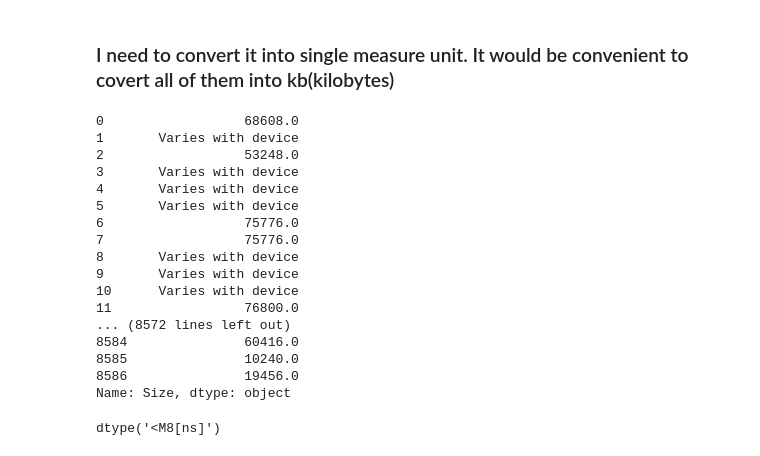
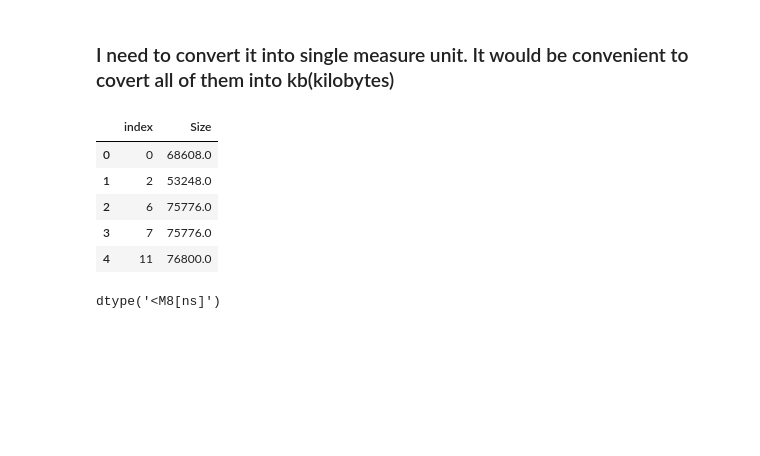
Before and after one commit to PrateekSachdevaa/CAPSTONE-1-EDA-PLAYSTORE-REVIEW-ANALYSIS, a Jupyter notebook: EDA_Play_Store_App_Review_Analysis_Capstone_Project_Prateek_Sachdeva.ipynb, the cells around one changed output. Drawn from its saved outputs; the diff is of its cells as text; code cells hidden in the pictures; blank space fills up the shorter version.

```diff
--- a/EDA_Play_Store_App_Review_Analysis_Capstone_Project_Prateek_Sachdeva.ipynb
+++ b/EDA_Play_Store_App_Review_Analysis_Capstone_Project_Prateek_Sachdeva.ipynb
@@ -503,25 +503,14 @@ def convert_into_single_unit(x):
 # %%
 df_PlayStore_Updated['Size'] = df_PlayStore_Updated['Size'].apply(lambda x : convert_into_single_unit(x))
 # %%
-df_PlayStore_Updated['Size']
+df_PlayStore_Updated['Size'].head(5).reset_index()
 # %% [output]
-0                  68608.0
-1       Varies with device
-2                  53248.0
-3       Varies with device
-4       Varies with device
-5       Varies with device
-6                  75776.0
-7                  75776.0
-8       Varies with device
-9       Varies with device
-10      Varies with device
-11                 76800.0
-... (8572 lines left out)
-8584               60416.0
-8585               10240.0
-8586               19456.0
-Name: Size, dtype: object
+|  | index | Size |
+| 0 | 0 | 68608.0 |
+| 1 | 2 | 53248.0 |
+| 2 | 6 | 75776.0 |
+| 3 | 7 | 75776.0 |
+| 4 | 11 | 76800.0 |
 # %%
 # lets convert last_updated into datetime format
 df_PlayStore_Updated['Last Updated'] = pd.to_datetime(df_PlayStore_Updated['Last Updated'])
```
